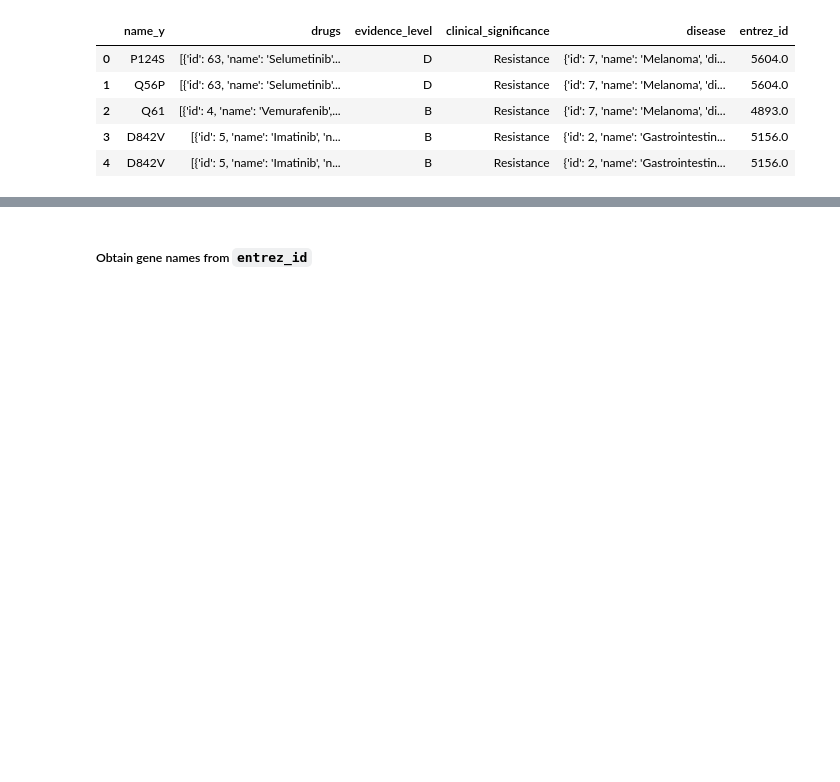
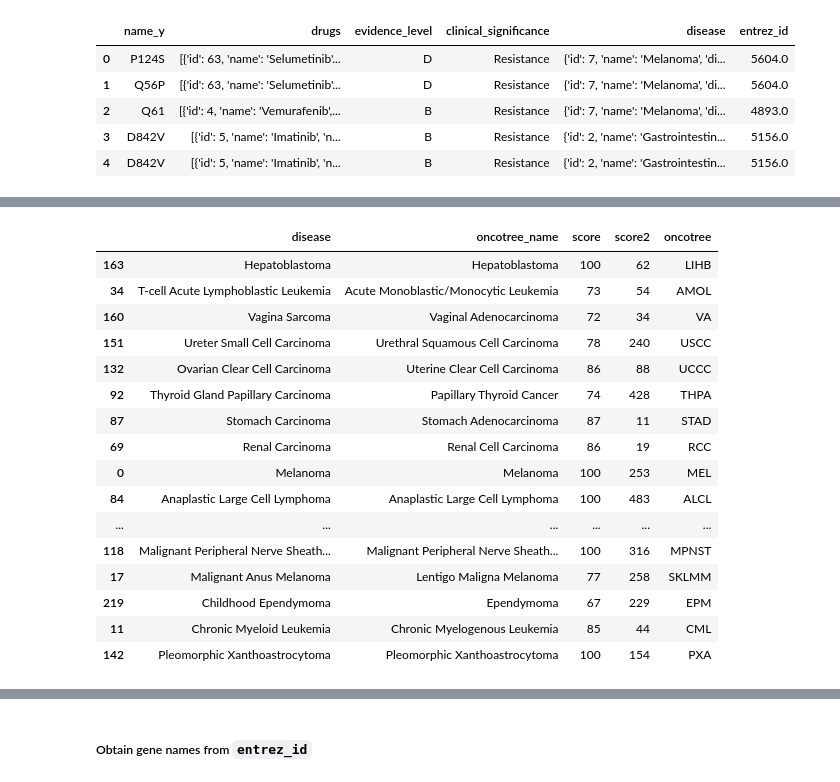
Before and after one commit to jmichuda/bmi-210-final-project, a Jupyter notebook: src/CIViC_API_Usage.ipynb, the cells around one changed output, grey strips where cells are left out. Saved outputs shown, nothing was run; the diff lists cells and outputs as text; code cells hidden in the pictures; blank space fills up the shorter version.

```diff
--- a/src/CIViC_API_Usage.ipynb
+++ b/src/CIViC_API_Usage.ipynb
@@ -116,0 +178,20 @@ for i in range(df_variant_evidence_filtered.shape[0]):
+# %%
+full_mapping.sort_values('score').sample(50)
+# %% [output]
+|  | disease | oncotree_name | score | score2 | oncotree |
+| 163 | Hepatoblastoma | Hepatoblastoma | 100 | 62 | LIHB |
+| 34 | T-cell Acute Lymphoblastic Leukemia | Acute Monoblastic/Monocytic Leukemia | 73 | 54 | AMOL |
+| 160 | Vagina Sarcoma | Vaginal Adenocarcinoma | 72 | 34 | VA |
+| 151 | Ureter Small Cell Carcinoma | Urethral Squamous Cell Carcinoma | 78 | 240 | USCC |
+| 132 | Ovarian Clear Cell Carcinoma | Uterine Clear Cell Carcinoma | 86 | 88 | UCCC |
+| 92 | Thyroid Gland Papillary Carcinoma | Papillary Thyroid Cancer | 74 | 428 | THPA |
+| 87 | Stomach Carcinoma | Stomach Adenocarcinoma | 87 | 11 | STAD |
+| 69 | Renal Carcinoma | Renal Cell Carcinoma | 86 | 19 | RCC |
+| 0 | Melanoma | Melanoma | 100 | 253 | MEL |
+| 84 | Anaplastic Large Cell Lymphoma | Anaplastic Large Cell Lymphoma | 100 | 483 | ALCL |
+| ... | ... | ... | ... | ... | ... |
+| 118 | Malignant Peripheral Nerve Sheath... | Malignant Peripheral Nerve Sheath... | 100 | 316 | MPNST |
+| 17 | Malignant Anus Melanoma | Lentigo Maligna Melanoma | 77 | 258 | SKLMM |
+| 219 | Childhood Ependymoma | Ependymoma | 67 | 229 | EPM |
+| 11 | Chronic Myeloid Leukemia | Chronic Myelogenous Leukemia | 85 | 44 | CML |
+| 142 | Pleomorphic Xanthoastrocytoma | Pleomorphic Xanthoastrocytoma | 100 | 154 | PXA |
```
Also changed, not shown: parts of 24 cells of this notebook, 8 other files.
